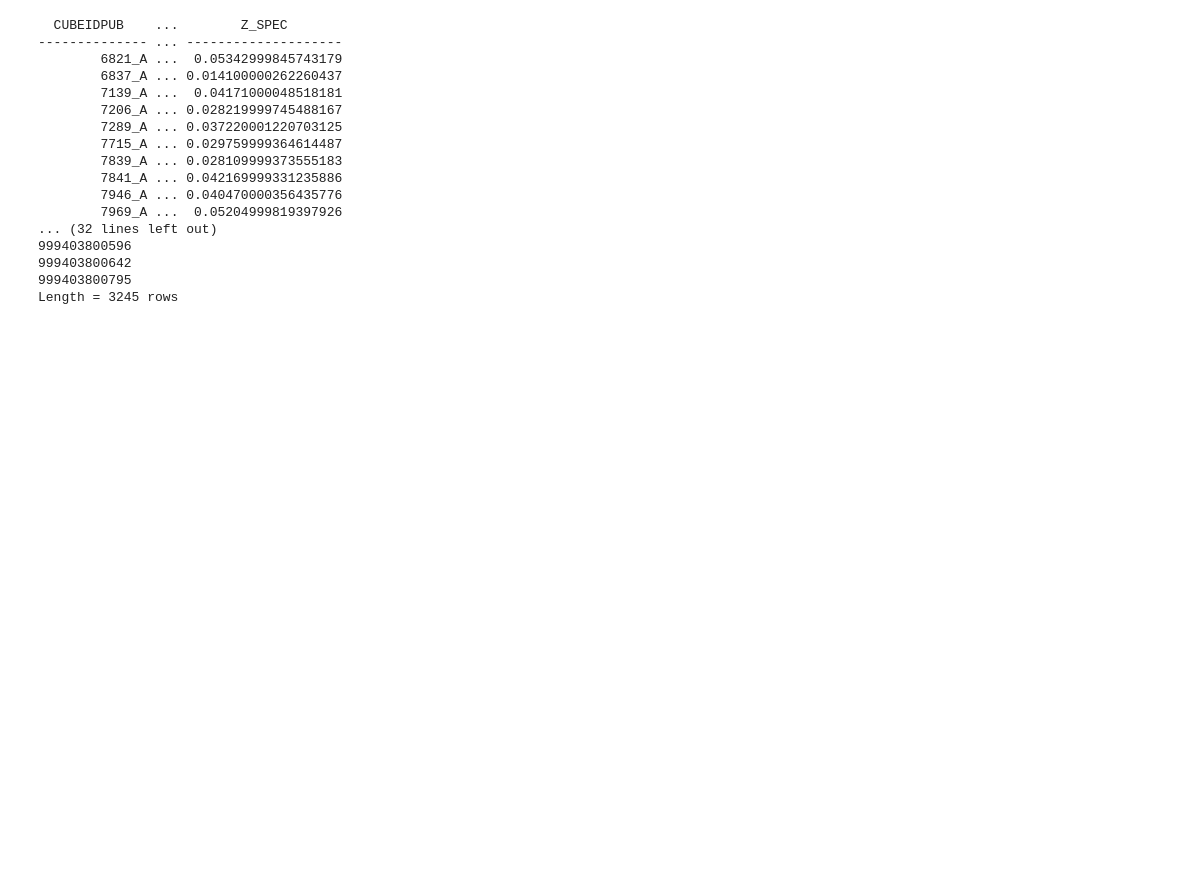
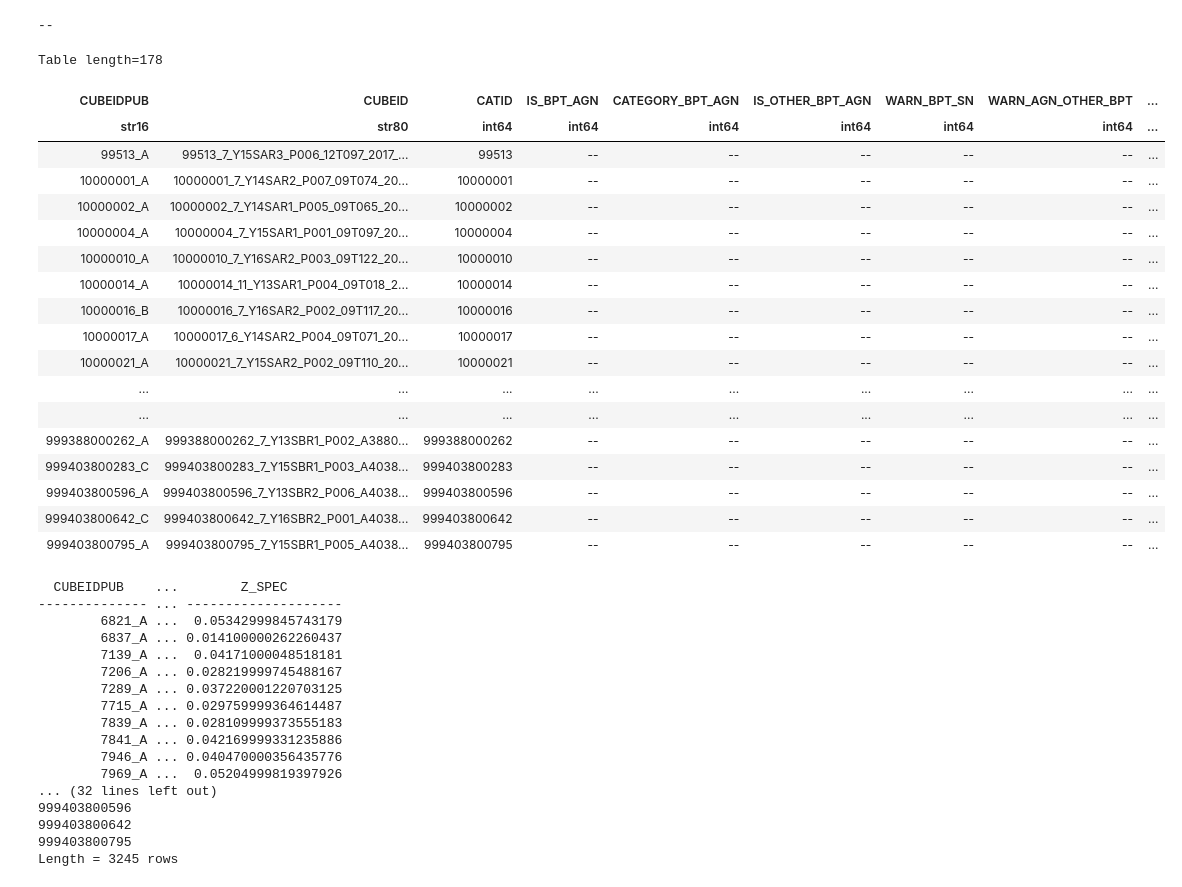
Before and after one commit to mspan4/sami_tools_smc_mspa4681, a Jupyter notebook: Code/Summary_table.ipynb, the cells around one changed output. Cells and saved outputs as stored; diff of their text form; code cells hidden in the pictures; blank space fills up the shorter version.

```diff
--- a/Code/Summary_table.ipynb
+++ b/Code/Summary_table.ipynb
@@ -321,3 +305,29 @@ Table length=160
+# %%
+unique= np.unique(Summary_table_hdu['CATEGORY_BPT_AGN'])
+print(unique[-1])
+
+Summary_table_hdu[Summary_table_hdu['CATEGORY_BPT_AGN'] == unique[-1]]
+# %% [output]
+--
+Table length=178
+| CUBEIDPUB | CUBEID | CATID | IS_BPT_AGN | CATEGORY_BPT_AGN | IS_OTHER_BPT_AGN | WARN_BPT_SN | WARN_AGN_OTHER_BPT | ... |
+| str16 | str80 | int64 | int64 | int64 | int64 | int64 | int64 | ... |
+| 99513_A | 99513_7_Y15SAR3_P006_12T097_2017_... | 99513 | -- | -- | -- | -- | -- | ... |
+| 10000001_A | 10000001_7_Y14SAR2_P007_09T074_20... | 10000001 | -- | -- | -- | -- | -- | ... |
+| 10000002_A | 10000002_7_Y14SAR1_P005_09T065_20... | 10000002 | -- | -- | -- | -- | -- | ... |
+| 10000004_A | 10000004_7_Y15SAR1_P001_09T097_20... | 10000004 | -- | -- | -- | -- | -- | ... |
+| 10000010_A | 10000010_7_Y16SAR2_P003_09T122_20... | 10000010 | -- | -- | -- | -- | -- | ... |
+| 10000014_A | 10000014_11_Y13SAR1_P004_09T018_2... | 10000014 | -- | -- | -- | -- | -- | ... |
+| 10000016_B | 10000016_7_Y16SAR2_P002_09T117_20... | 10000016 | -- | -- | -- | -- | -- | ... |
+| 10000017_A | 10000017_6_Y14SAR2_P004_09T071_20... | 10000017 | -- | -- | -- | -- | -- | ... |
+| 10000021_A | 10000021_7_Y15SAR2_P002_09T110_20... | 10000021 | -- | -- | -- | -- | -- | ... |
+| ... | ... | ... | ... | ... | ... | ... | ... | ... |
+| ... | ... | ... | ... | ... | ... | ... | ... | ... |
+| 999388000262_A | 999388000262_7_Y13SBR1_P002_A3880... | 999388000262 | -- | -- | -- | -- | -- | ... |
+| 999403800283_C | 999403800283_7_Y15SBR1_P003_A4038... | 999403800283 | -- | -- | -- | -- | -- | ... |
+| 999403800596_A | 999403800596_7_Y13SBR2_P006_A4038... | 999403800596 | -- | -- | -- | -- | -- | ... |
+| 999403800642_C | 999403800642_7_Y16SBR2_P001_A4038... | 999403800642 | -- | -- | -- | -- | -- | ... |
+| 999403800795_A | 999403800795_7_Y15SBR1_P005_A4038... | 999403800795 | -- | -- | -- | -- | -- | ... |
 # %%
 refresh_module()
 
```
Also changed, not shown: parts of 5 cells of this notebook, 3 other files.
